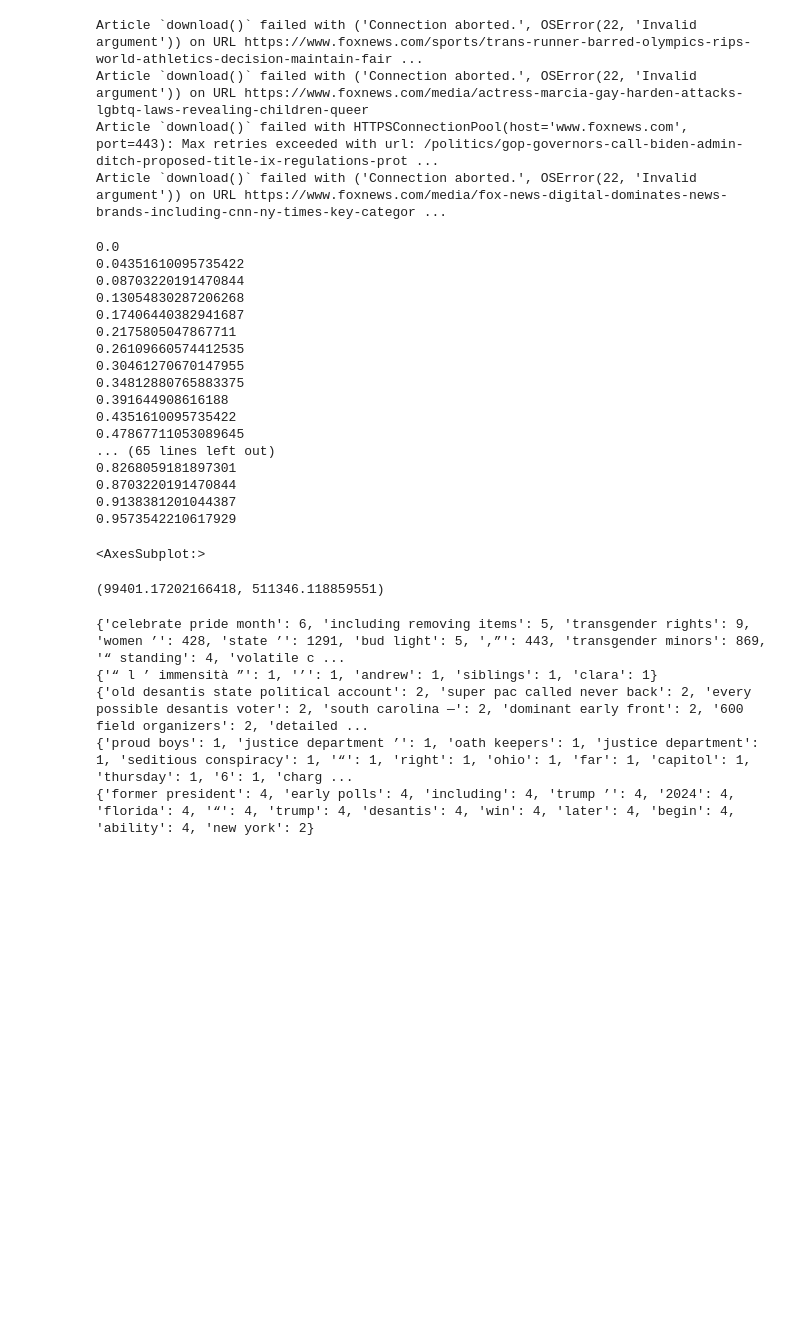
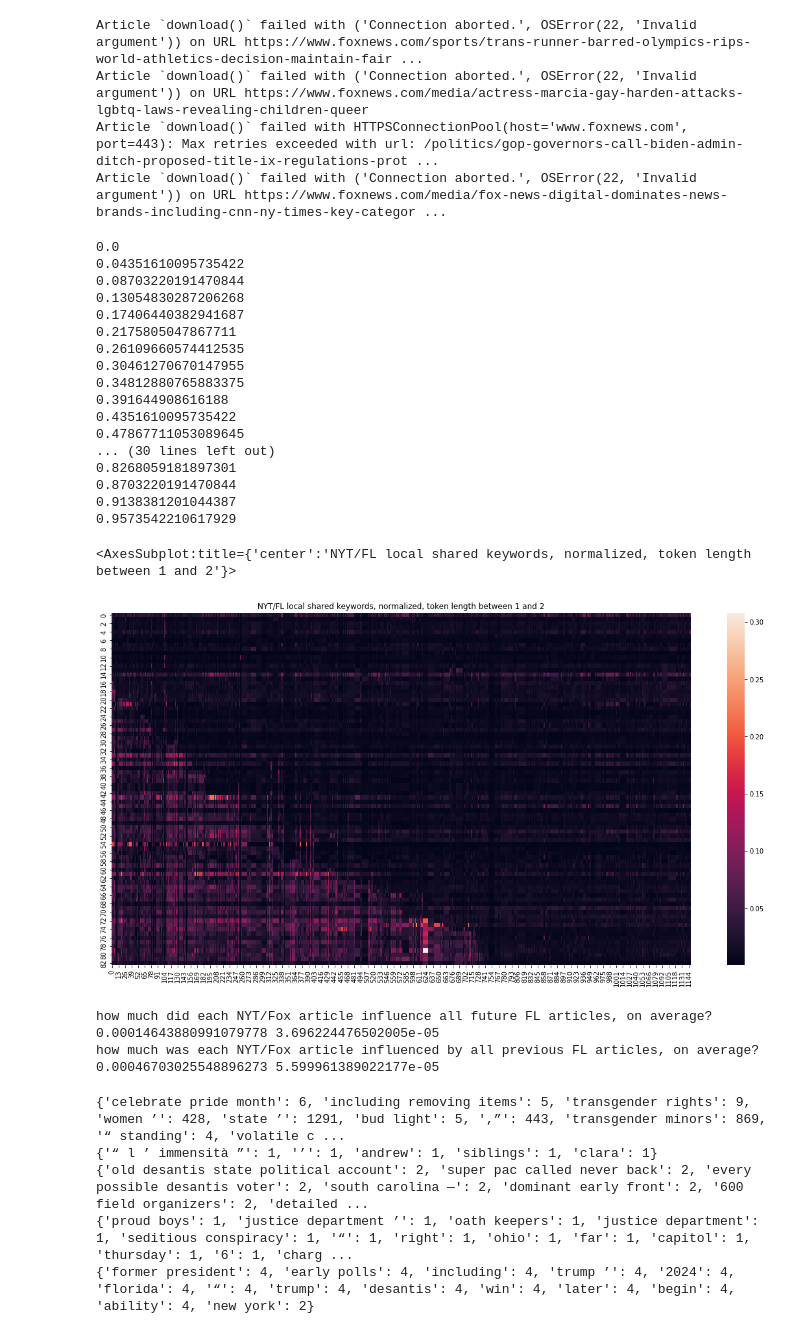
Before and after one commit to asmithh/trans-fer-entropy, a Jupyter notebook: news.ipynb, the cells around one changed output. Drawn from its saved outputs; the diff is of its cells as text; code cells hidden in the pictures; blank space fills up the shorter version.

```diff
--- a/news.ipynb
+++ b/news.ipynb
@@ -131,8 +151,9 @@ def df_causal_compare(kw_1, kw_2):
 # %%
-mtx_fox_fla = df_causal_compare(fox_dated_keywords, fl_dated_keywords)
-mtx_nyt_fla = df_causal_compare(nyt_dated_keywords, fl_dated_keywords)
-mtx_nyt_fox = df_causal_compare(nyt_dated_keywords, fox_dated_keywords)
-mtx_fla_fla = df_causal_compare(fl_dated_keywords, fl_dated_keywords)
+import pandas as pd
+mtx_fox_fla, mask_fox_fla = df_causal_compare(fox_dated_keywords, fl_dated_keywords)
+mtx_nyt_fla, mask_nyt_fla = df_causal_compare(nyt_dated_keywords, fl_dated_keywords)
+# mtx_nyt_fox = df_causal_compare(nyt_dated_keywords, fox_dated_keywords)
+# mtx_fla_fla = df_causal_compare(fl_dated_keywords, fl_dated_keywords)
 # %% [output]
 0.0
 0.04351610095735422
@@ -146,22 +167,39 @@ mtx_fla_fla = df_causal_compare(fl_dated_keywords, fl_dated_keywords)
 0.391644908616188
 0.4351610095735422
 0.47867711053089645
-... (65 lines left out)
+... (30 lines left out)
 0.8268059181897301
 0.8703220191470844
 0.9138381201044387
 0.9573542210617929
 # %%
+%matplotlib inline
 import seaborn as sns
 import matplotlib.pyplot as plt
 plt.rcParams["figure.figsize"] = (20,10)
-sns.heatmap(mtx_nyt_fla, vmin=-4, vmax=7)
+plt.title('NYT/FL local shared keywords, normalized, token length between 1 and 2')
+plt.xlabel('FL local articles')
+plt.ylabel('NYT articles')
+sns.heatmap(mtx_nyt_fla)
 # %% [output]
-<AxesSubplot:>
+<AxesSubplot:title={'center':'NYT/FL local shared keywords, normalized, token length between 1 and 2'}>
+[figure, added]
-# %%
-np.mean(np.sum(mtx_nyt_fla)), np.mean(np.sum(mtx_fox_fla))
-# %% [output]
-(99401.17202166418, 511346.118859551)
+# %%
+print('how much did each NYT/Fox article influence all future FL articles, on average?')
+print(
+    np.mean(np.sum(mtx_nyt_fla, axis=1, where=mask_nyt_fla.astype(bool)) / np.sum(mask_nyt_fla)),
+    np.mean(np.sum(mtx_fox_fla, axis=1, where=mask_fox_fla.astype(bool)) / np.sum(mask_fox_fla))
+)
+print('how much was each NYT/Fox article influenced by all previous FL articles, on average?')
+print(
+    np.mean(np.sum(mtx_nyt_fla, axis=1, where=np.logical_not(mask_nyt_fla.astype(bool))) / np.sum(np.logical_not(mask_nyt_fla))),
+    np.mean(np.sum(mtx_fox_fla, axis=1, where=np.logical_not(mask_fox_fla.astype(bool))) / np.sum(np.logical_not(mask_fox_fla)))
+)
+# %% [output]
+how much did each NYT/Fox article influence all future FL articles, on average?
+0.00014643880991079778 3.696224476502005e-05
+how much was each NYT/Fox article influenced by all previous FL articles, on average?
+0.00046703025548896273 5.599961389022177e-05
 # %%
 import networkx as nx
 nyt_fl = nx.Graph()
```
Also changed, not shown: parts of 4 cells of this notebook, 10 other files.
